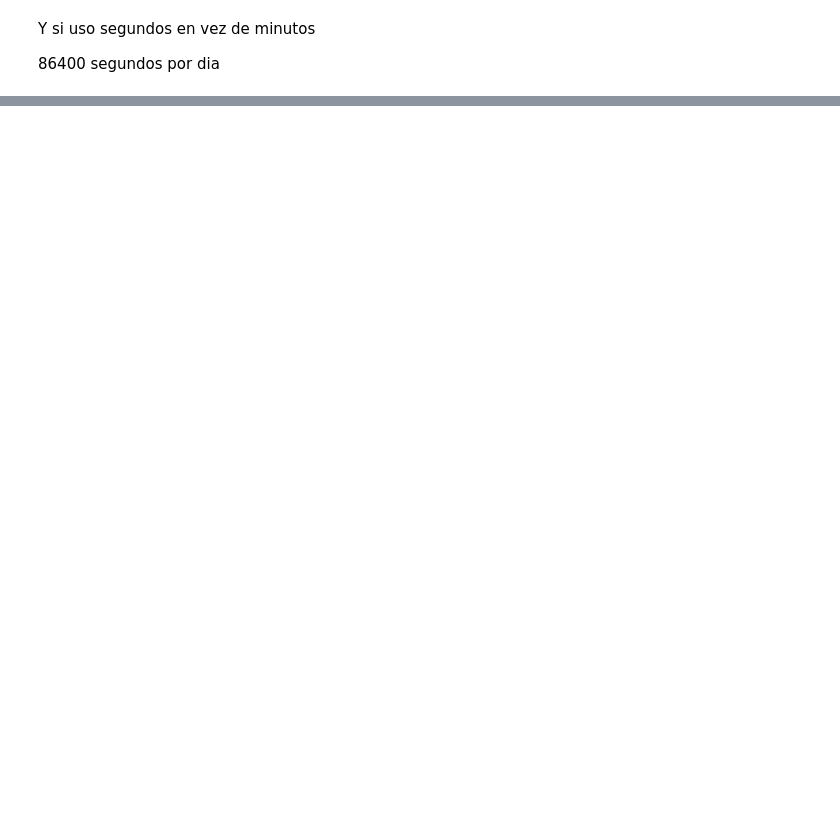
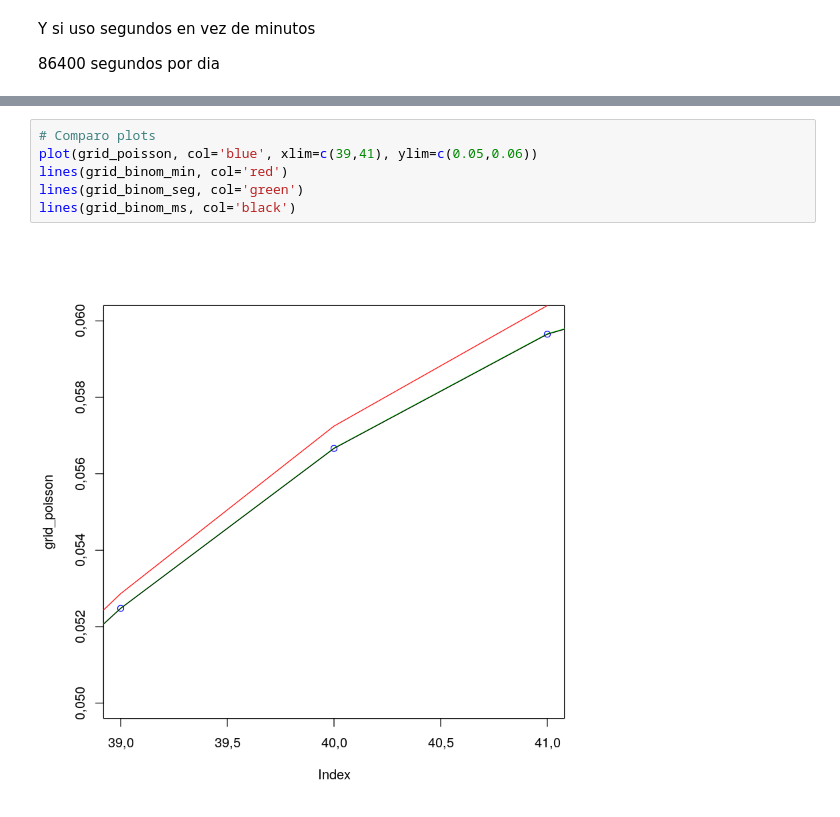
Before and after one commit to LecJackS/Probabilidades-y-Estadistica-2019-2doC, a Jupyter notebook: Practica 7 (nueva) - Ejercicio 5.ipynb, the cells around one changed output, grey strips where cells are left out. Saved outputs shown, nothing was run; the diff lists cells and outputs as text; blank space fills up the shorter version.

```diff
--- a/Practica 7 (nueva) - Ejercicio 5.ipynb
+++ b/Practica 7 (nueva) - Ejercicio 5.ipynb
@@ -173,0 +224,8 @@ $$P(X_i, X_j \in [1 \ segundo]) << P(X_i, X_j \in [1 \ minuto]) << P(X_i, X_j \i
+# %%
+# Comparo plots
+plot(grid_poisson, col='blue', xlim=c(39,41), ylim=c(0.05,0.06))
+lines(grid_binom_min, col='red')
+lines(grid_binom_seg, col='green')
+lines(grid_binom_ms, col='black')
+# %% [output]
+[figure, added]
```
Also changed, not shown: parts of 22 cells of this notebook.
